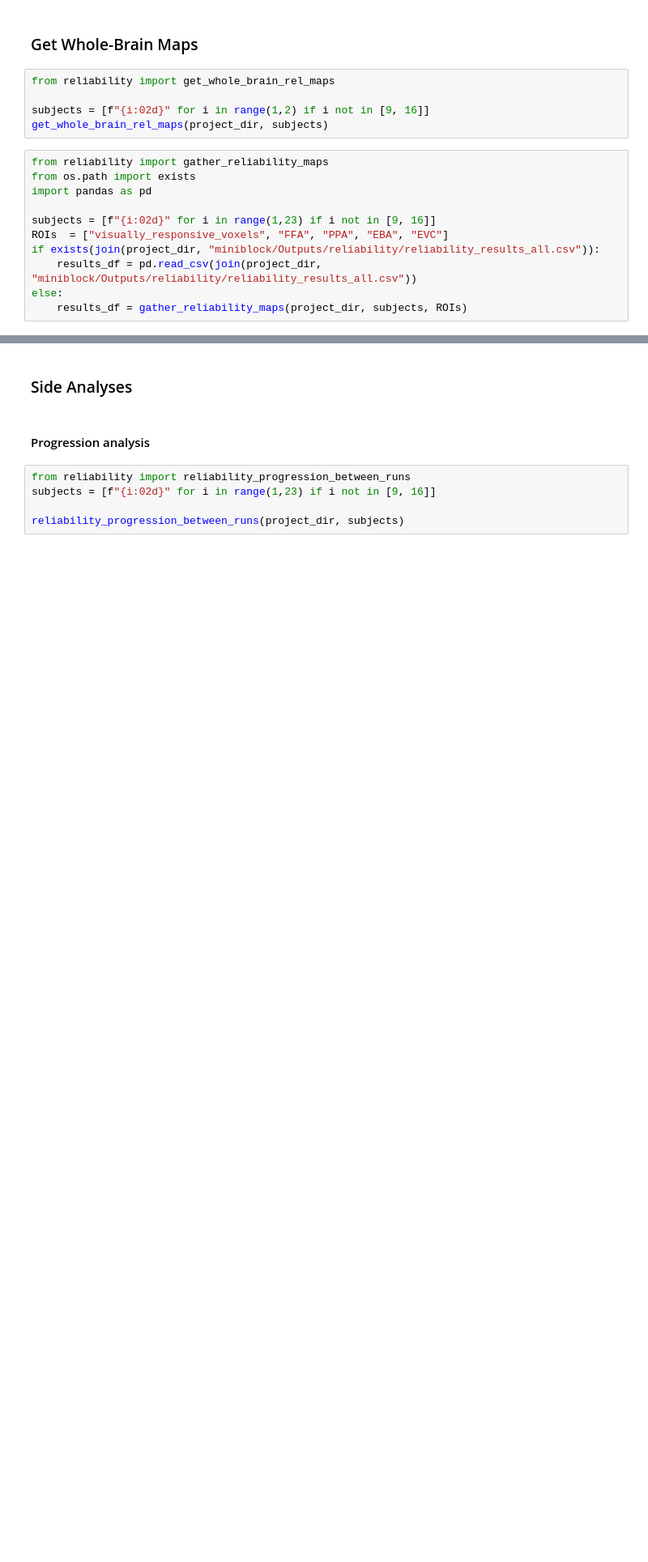
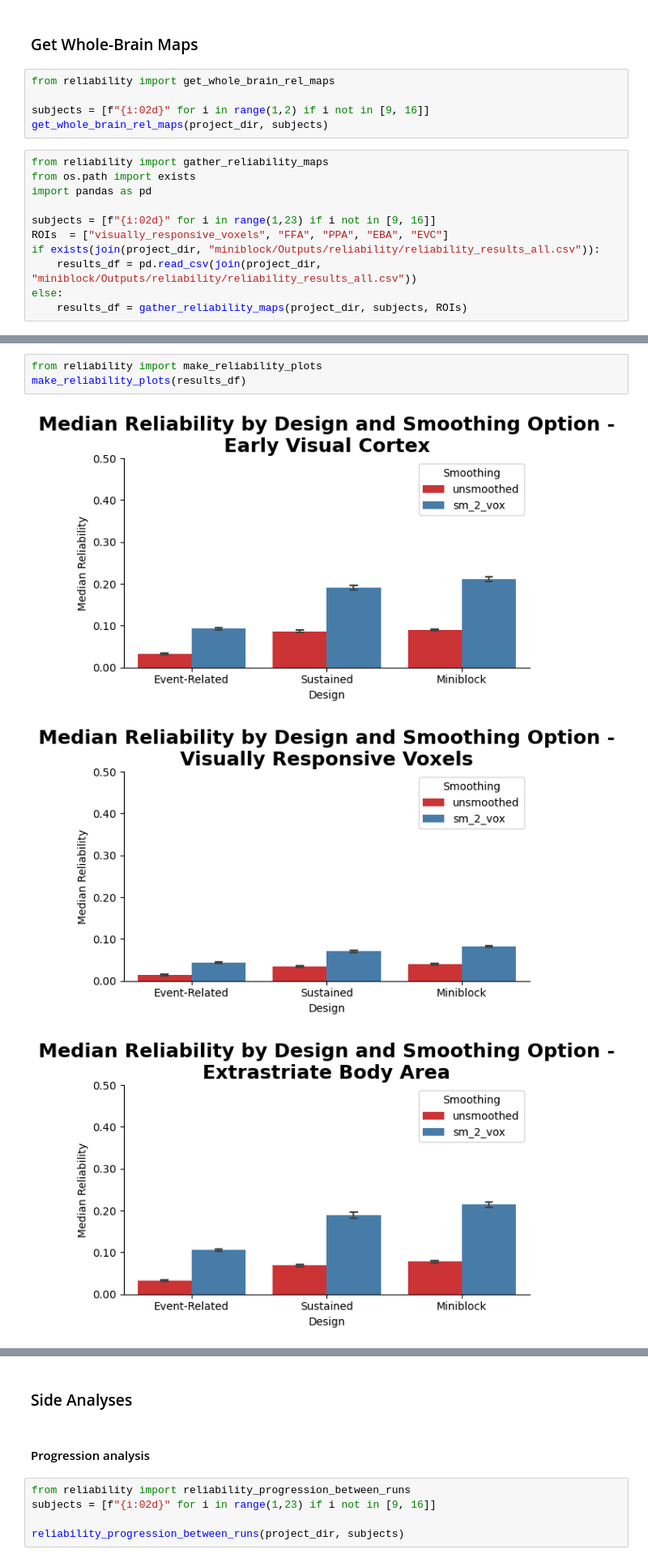
Before and after one commit to fabiub51/project_miniblock, a Jupyter notebook: Code/main.ipynb, the cells around one changed output, grey strips where cells are left out. Shown: that part at 81% size. Cells and saved outputs as stored; diff of their text form; blank space fills up the shorter version.

```diff
--- a/Code/main.ipynb
+++ b/Code/main.ipynb
@@ -261,0 +285,7 @@ else:
+# %%
+from reliability import make_reliability_plots
+make_reliability_plots(results_df)
+# %% [output]
+[figure, added]
+[figure, added]
+[figure, added]
```
Also changed, not shown: parts of 3 cells of this notebook, 1 other file.
